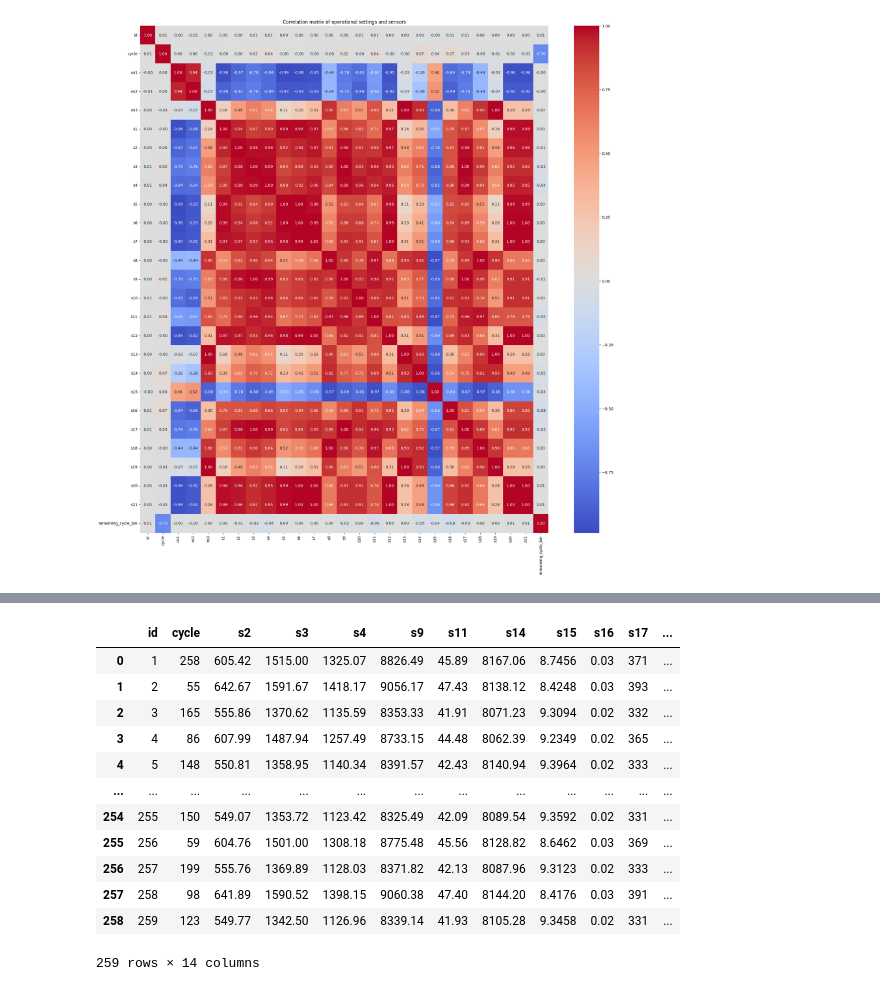
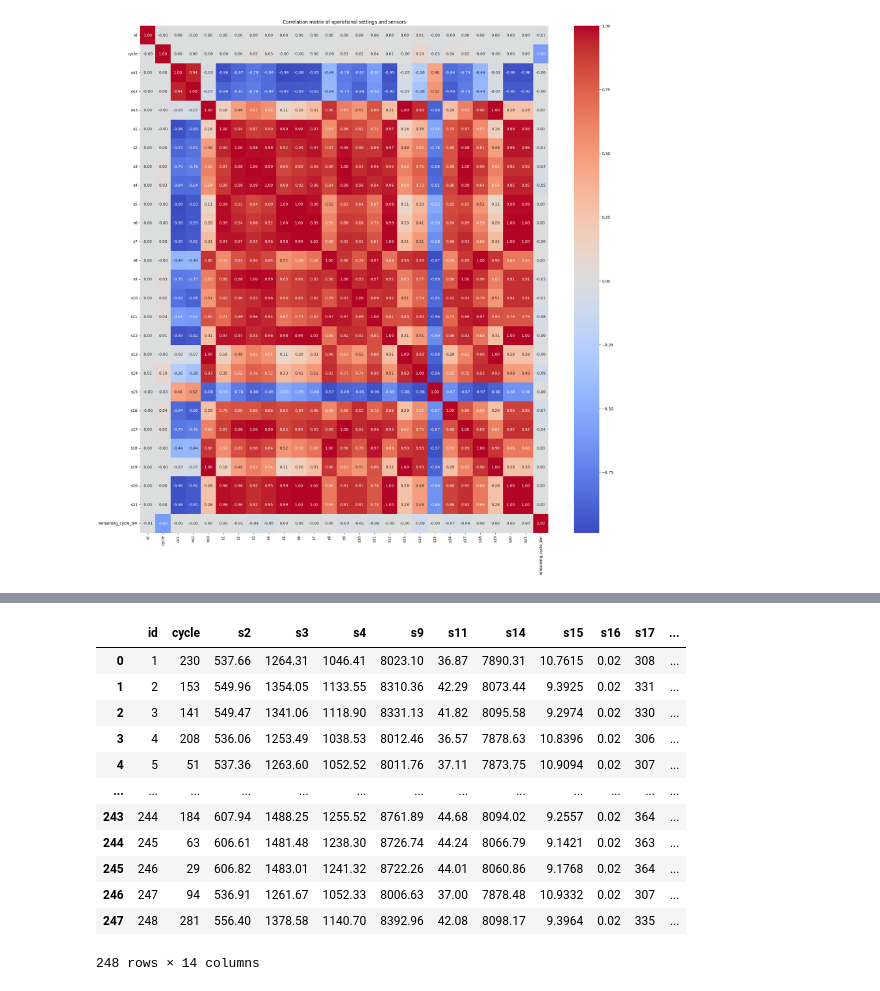
Before and after one commit to Anupazen/Advance-AI, a Jupyter notebook: Advanced_AI.ipynb, the cells around one changed output, grey strips where cells are left out. Drawn from its saved outputs; the diff is of its cells as text; code cells hidden in the pictures.

```diff
--- a/Advanced_AI.ipynb
+++ b/Advanced_AI.ipynb
@@ -556,19 +554,21 @@ dfFD002_test = CreateBin(dfFD002_test)
-# %%
-dfFD002_test
-# %% [output]
-|  | id | cycle | s2 | s3 | s4 | s9 | s11 | s14 | s15 | s16 | s17 | ... |
-| 0 | 1 | 258 | 605.42 | 1515.00 | 1325.07 | 8826.49 | 45.89 | 8167.06 | 8.7456 | 0.03 | 371 | ... |
-| 1 | 2 | 55 | 642.67 | 1591.67 | 1418.17 | 9056.17 | 47.43 | 8138.12 | 8.4248 | 0.03 | 393 | ... |
-| 2 | 3 | 165 | 555.86 | 1370.62 | 1135.59 | 8353.33 | 41.91 | 8071.23 | 9.3094 | 0.02 | 332 | ... |
-| 3 | 4 | 86 | 607.99 | 1487.94 | 1257.49 | 8733.15 | 44.48 | 8062.39 | 9.2349 | 0.02 | 365 | ... |
-| 4 | 5 | 148 | 550.81 | 1358.95 | 1140.34 | 8391.57 | 42.43 | 8140.94 | 9.3964 | 0.02 | 333 | ... |
-| ... | ... | ... | ... | ... | ... | ... | ... | ... | ... | ... | ... | ... |
-| 254 | 255 | 150 | 549.07 | 1353.72 | 1123.42 | 8325.49 | 42.09 | 8089.54 | 9.3592 | 0.02 | 331 | ... |
-| 255 | 256 | 59 | 604.76 | 1501.00 | 1308.18 | 8775.48 | 45.56 | 8128.82 | 8.6462 | 0.03 | 369 | ... |
-| 256 | 257 | 199 | 555.76 | 1369.89 | 1128.03 | 8371.82 | 42.13 | 8087.96 | 9.3123 | 0.02 | 333 | ... |
-| 257 | 258 | 98 | 641.89 | 1590.52 | 1398.15 | 9060.38 | 47.40 | 8144.20 | 8.4176 | 0.03 | 391 | ... |
-| 258 | 259 | 123 | 549.77 | 1342.50 | 1126.96 | 8339.14 | 41.93 | 8105.28 | 9.3458 | 0.02 | 331 | ... |
-259 rows × 14 columns
+# %%
+dfFD004_test = CreateBin(dfFD004_test)
+# %%
+dfFD004_test
+# %% [output]
+|  | id | cycle | s2 | s3 | s4 | s9 | s11 | s14 | s15 | s16 | s17 | ... |
+| 0 | 1 | 230 | 537.66 | 1264.31 | 1046.41 | 8023.10 | 36.87 | 7890.31 | 10.7615 | 0.02 | 308 | ... |
+| 1 | 2 | 153 | 549.96 | 1354.05 | 1133.55 | 8310.36 | 42.29 | 8073.44 | 9.3925 | 0.02 | 331 | ... |
+| 2 | 3 | 141 | 549.47 | 1341.06 | 1118.90 | 8331.13 | 41.82 | 8095.58 | 9.2974 | 0.02 | 330 | ... |
+| 3 | 4 | 208 | 536.06 | 1253.49 | 1038.53 | 8012.46 | 36.57 | 7878.63 | 10.8396 | 0.02 | 306 | ... |
+| 4 | 5 | 51 | 537.36 | 1263.60 | 1052.52 | 8011.76 | 37.11 | 7873.75 | 10.9094 | 0.02 | 307 | ... |
+| ... | ... | ... | ... | ... | ... | ... | ... | ... | ... | ... | ... | ... |
+| 243 | 244 | 184 | 607.94 | 1488.25 | 1255.52 | 8761.89 | 44.68 | 8094.02 | 9.2557 | 0.02 | 364 | ... |
+| 244 | 245 | 63 | 606.61 | 1481.48 | 1238.30 | 8726.74 | 44.24 | 8066.79 | 9.1421 | 0.02 | 363 | ... |
+| 245 | 246 | 29 | 606.82 | 1483.01 | 1241.32 | 8722.26 | 44.01 | 8060.86 | 9.1768 | 0.02 | 364 | ... |
+| 246 | 247 | 94 | 536.91 | 1261.67 | 1052.33 | 8006.63 | 37.00 | 7878.48 | 10.9332 | 0.02 | 307 | ... |
+| 247 | 248 | 281 | 556.40 | 1378.58 | 1140.70 | 8392.96 | 42.08 | 8098.17 | 9.3964 | 0.02 | 335 | ... |
+248 rows × 14 columns
 # %%
 X = dfFD004_test.drop(columns=['remaining_cycle_bin'])  # features
 y_actual = dfFD004_test['remaining_cycle_bin']                 # target labels
```
Also changed, not shown: parts of 10 cells of this notebook.
